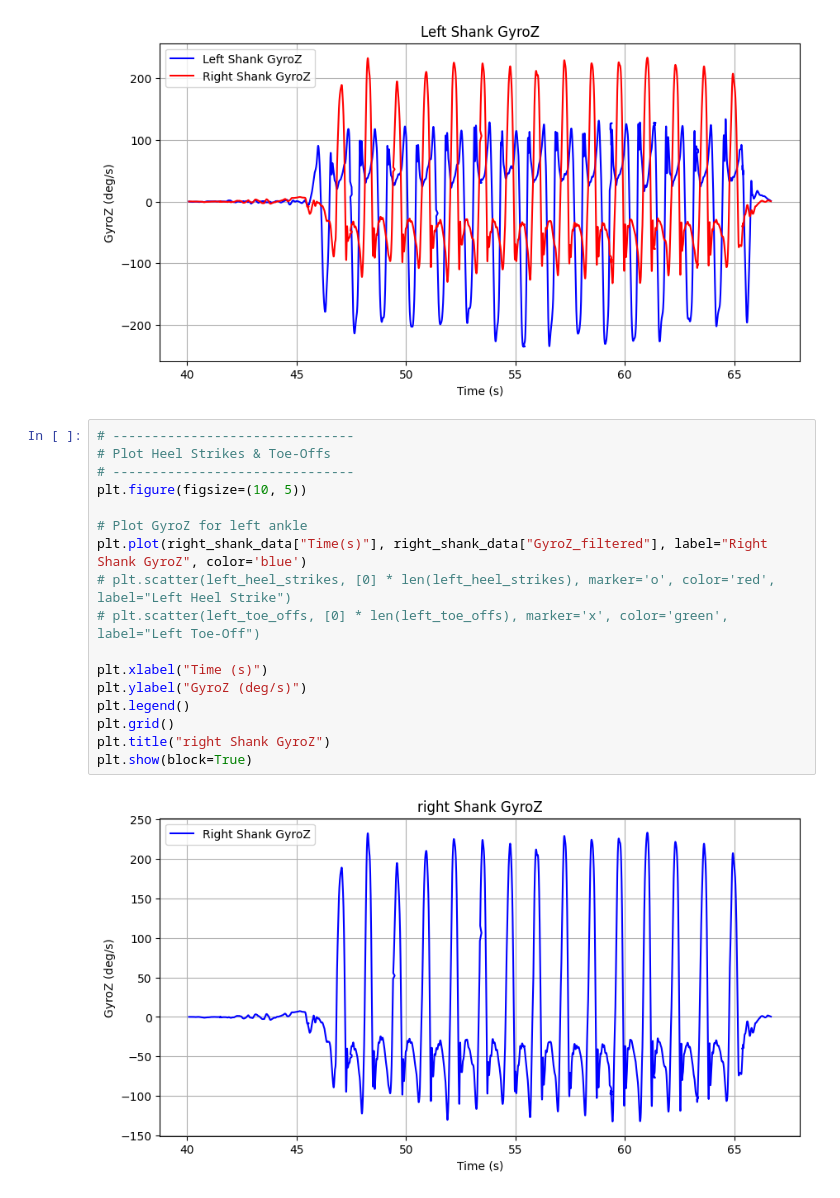
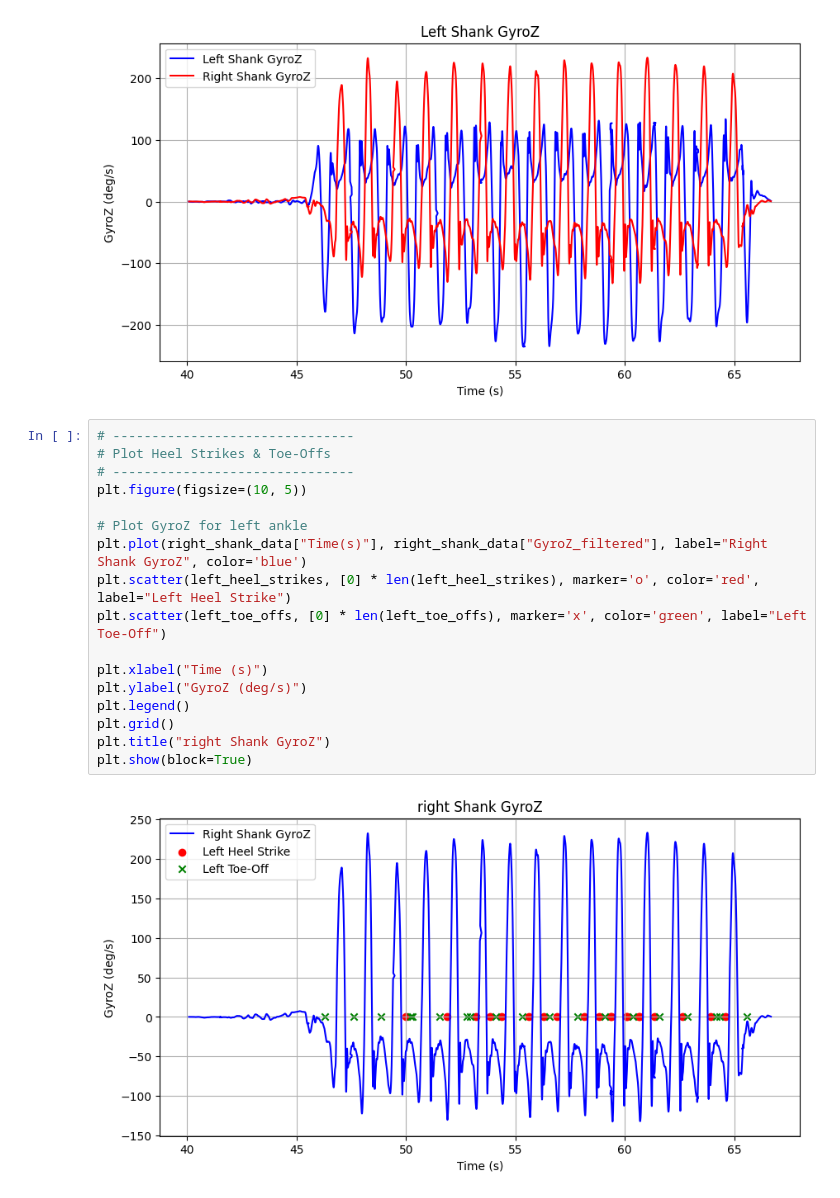
Before and after one commit to manoj1749/gait-research, a Jupyter notebook: Base-Research/Datasets/New_Dataset_before_2nd_review/18-3-15/analysis.ipynb, the cells around one changed output. Drawn from its saved outputs; the diff is of its cells as text.

```diff
--- a/Base-Research/Datasets/New_Dataset_before_2nd_review/18-3-15/analysis.ipynb
+++ b/Base-Research/Datasets/New_Dataset_before_2nd_review/18-3-15/analysis.ipynb
@@ -555,19 +536,19 @@ plt.show(block=True)
 # %%
 # -------------------------------
 # Plot Heel Strikes & Toe-Offs
 # -------------------------------
 plt.figure(figsize=(10, 5))
 
 # Plot GyroZ for left ankle
 plt.plot(right_shank_data["Time(s)"], right_shank_data["GyroZ_filtered"], label="Right Shank GyroZ", color='blue')
-# plt.scatter(left_heel_strikes, [0] * len(left_heel_strikes), marker='o', color='red', label="Left Heel Strike")
-# plt.scatter(left_toe_offs, [0] * len(left_toe_offs), marker='x', color='green', label="Left Toe-Off")
+plt.scatter(left_heel_strikes, [0] * len(left_heel_strikes), marker='o', color='red', label="Left Heel Strike")
+plt.scatter(left_toe_offs, [0] * len(left_toe_offs), marker='x', color='green', label="Left Toe-Off")
 
 plt.xlabel("Time (s)")
 plt.ylabel("GyroZ (deg/s)")
 plt.legend()
 plt.grid()
 plt.title("right Shank GyroZ")
 plt.show(block=True)
 # %% [output]
-[figure, old version]
+[figure, new version]
```
Also changed, not shown: parts of 2 cells of this notebook, 2 other files.
